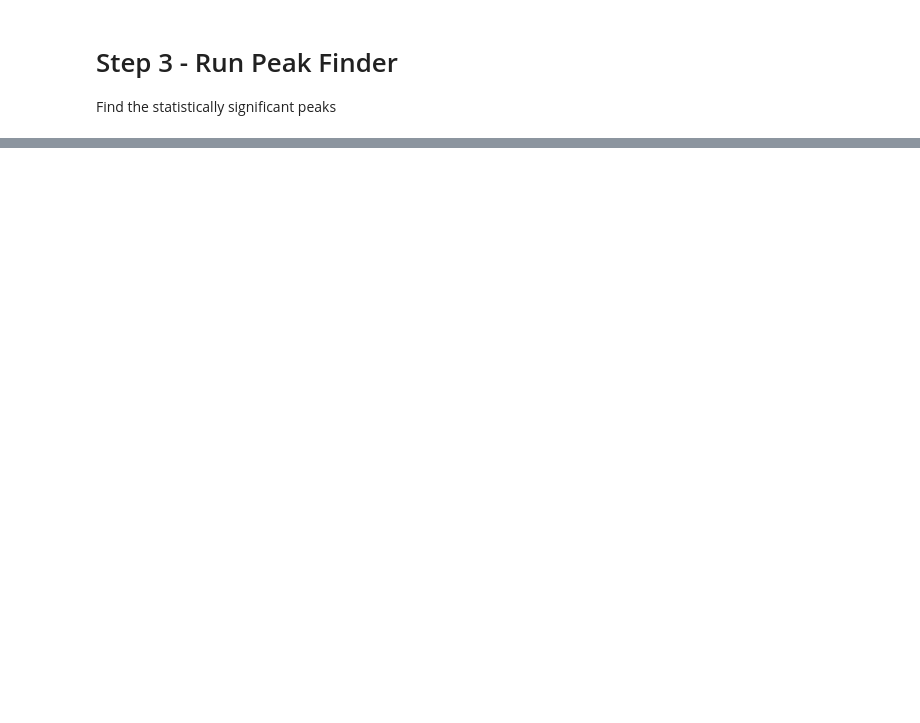
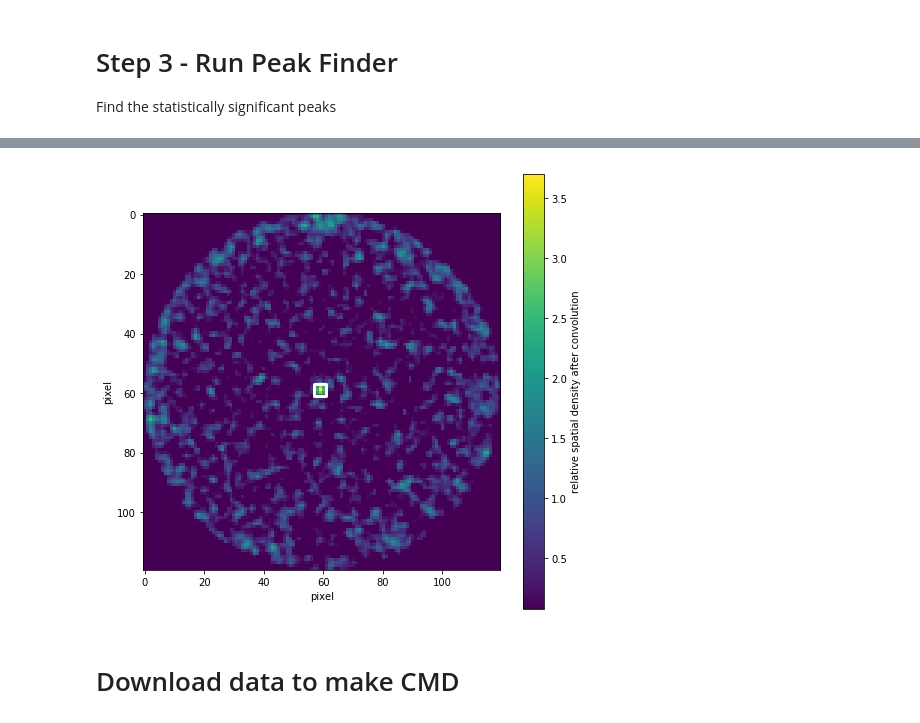
Before and after one commit to dnidever/nscdwarfs, a Jupyter notebook: nsc_dwarfs.ipynb, the cells around one changed output, grey strips where cells are left out. Cells and saved outputs as stored; diff of their text form; code cells hidden in the pictures; blank space fills up the shorter version.

```diff
--- a/nsc_dwarfs.ipynb
+++ b/nsc_dwarfs.ipynb
@@ -331,0 +345,8 @@ Find the statistically significant peaks
+# %%
+ecs = ['w','y'] # colors of box frames
+ax.scatter(tbl['x_peak'],tbl['y_peak'],marker='s',s=tbl['peak_value']*40,c='none',edgecolors=ecs,lw=3) # keeps writing to previous ax
+fig  # repeats (the updated) figure
+# %% [output]
+[figure, added]
+# %% [markdown]
+# Download data to make CMD
```
Also changed, not shown: parts of 15 cells of this notebook.
